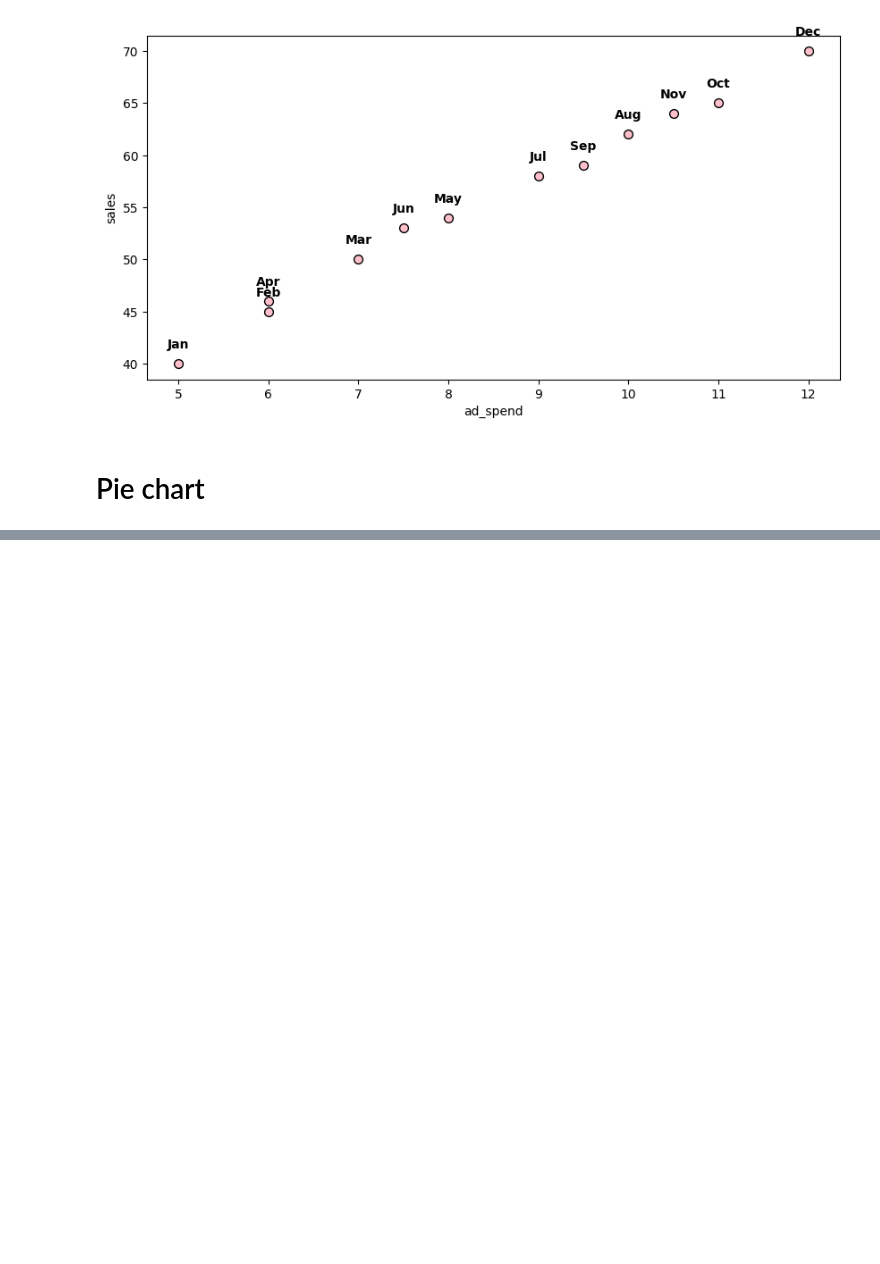
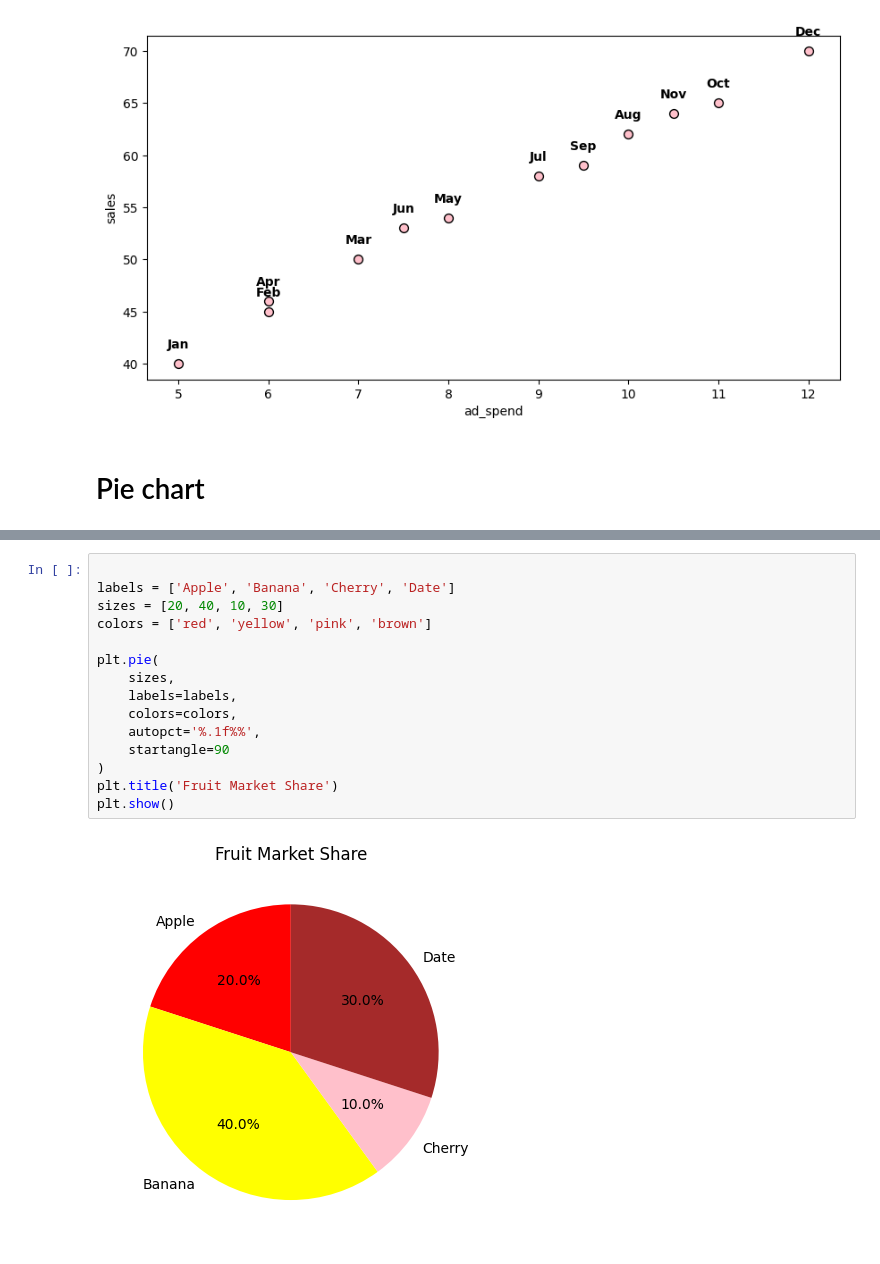
Before and after one commit to shivanimarakana2412-lang/New, a Jupyter notebook: visulation/day1_charts.ipynb, the cells around one changed output, grey strips where cells are left out. Saved outputs shown, nothing was run; the diff lists cells and outputs as text; blank space fills up the shorter version.

```diff
--- a/visulation/day1_charts.ipynb
+++ b/visulation/day1_charts.ipynb
@@ -212,0 +236,17 @@ plt.show()
+# %%
+
+labels = ['Apple', 'Banana', 'Cherry', 'Date']
+sizes = [20, 40, 10, 30]
+colors = ['red', 'yellow', 'pink', 'brown']
+
+plt.pie(
+    sizes,
+    labels=labels,
+    colors=colors,
+    autopct='%.1f%%',
+    startangle=90
+)
+plt.title('Fruit Market Share')
+plt.show()
+# %% [output]
+[figure, added]
```
Also changed, not shown: parts of 16 cells of this notebook, 15 other files.
